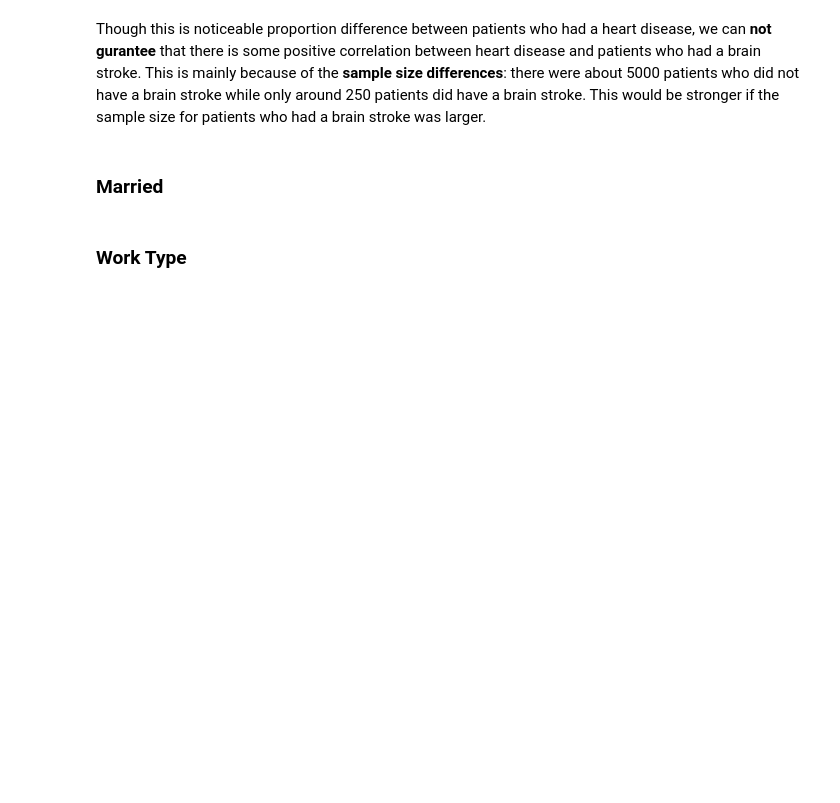
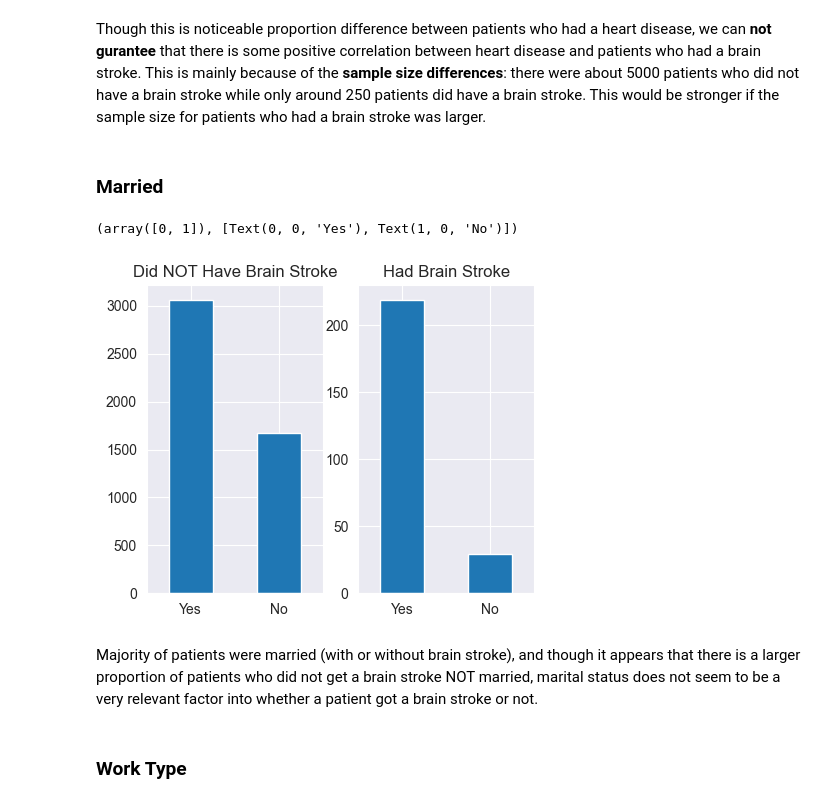
Before and after one commit to leena-kang/brain_stroke_EDA, a Jupyter notebook: Stroke EDA.ipynb, the cells around one changed output. Drawn from its saved outputs; the diff is of its cells as text; code cells hidden in the pictures; blank space fills up the shorter version.

Commit message:
stroke eda

```diff
--- a/Stroke EDA.ipynb
+++ b/Stroke EDA.ipynb
@@ -357,5 +346,22 @@ print('% of Brain Stroke Patients with Heart Disease: ' + str(bs_heart.round(dec
 Though this is noticeable proportion difference between patients who had a heart disease, we can **not gurantee** that there is some positive correlation between heart disease and patients who had a brain stroke. This is mainly because of the **sample size differences**: there were about 5000 patients who did not have a brain stroke while only around 250 patients did have a brain stroke. This would be stronger if the sample size for patients who had a brain stroke was larger.
 # %% [markdown]
 ### Married
+# %%
+plt.figure(figsize=(5,4))
+
+plt.subplot(1,2,1)
+no_bs['ever_married'].value_counts().plot(kind = 'bar')
+plt.title('Did NOT Have Brain Stroke')
+plt.xticks(rotation = 'horizontal')
+
+plt.subplot(1,2,2)
+bs['ever_married'].value_counts().plot(kind='bar')
+plt.title('Had Brain Stroke')
+plt.xticks(rotation='horizontal')
+# %% [output]
+(array([0, 1]), [Text(0, 0, 'Yes'), Text(1, 0, 'No')])
+[figure, added]
+# %% [markdown]
+Majority of patients were married (with or without brain stroke), and though it appears that there is a larger proportion of patients who did not get a brain stroke NOT married, marital status does not seem to be a very relevant factor into whether a patient got a brain stroke or not.
 # %% [markdown]
 ### Work Type
```
Also changed, not shown: parts of 24 cells of this notebook.
